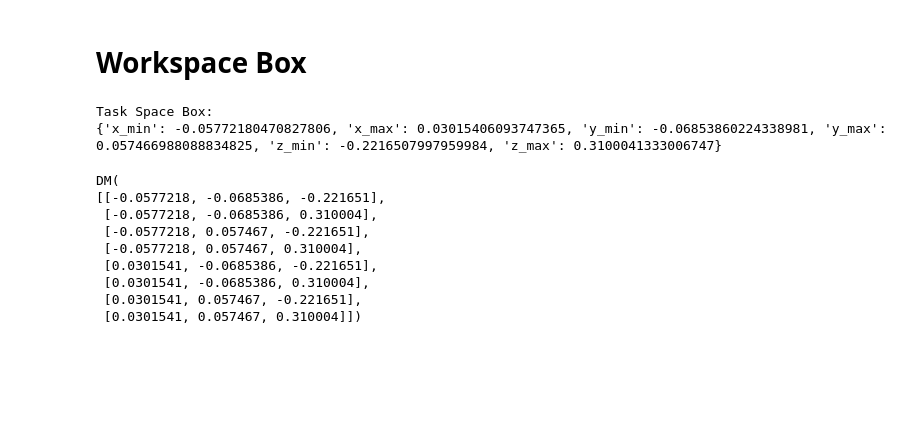
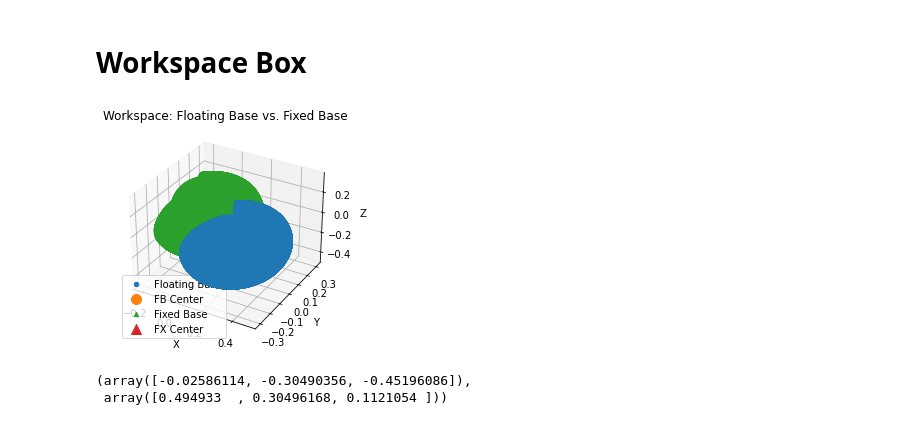
Before and after one commit to edxmorgan/diff_uvms, a Jupyter notebook: usage/example/forward_kinematics.ipynb, the cells around one changed output. Cells and saved outputs as stored; diff of their text form; code cells hidden in the pictures; blank space fills up the shorter version.

Commit message:
workspace updated

```diff
--- a/usage/example/forward_kinematics.ipynb
+++ b/usage/example/forward_kinematics.ipynb
@@ -100,30 +81,50 @@ compute_extremes_func = cs.Function('compute_extremes',
-# %%
-min_x_, max_x_, min_y_, max_y_, min_z_, max_z_, workspace_extreme_points = compute_extremes_func(alpha.joint_limits_configurations, [0,0,0, 0,0,0], [0,0,0, 0,0,0])
-
-# Define the task space box
-task_space_box = {
-    'x_min': float(min_x_),
-    'x_max': float(max_x_),
-    'y_min': float(min_y_),
-    'y_max': float(max_y_),
-    'z_min': float(min_z_),
-    'z_max': float(max_z_)
-}
-
-print("Task Space Box:")
-print(task_space_box)
-# %% [output]
-Task Space Box:
-{'x_min': -0.05772180470827806, 'x_max': 0.03015406093747365, 'y_min': -0.06853860224338981, 'y_max': 0.057466988088834825, 'z_min': -0.2216507997959984, 'z_max': 0.3100041333006747}
-# %%
-workspace_extreme_points
-# %% [output]
-DM(
-[[-0.0577218, -0.0685386, -0.221651],
- [-0.0577218, -0.0685386, 0.310004],
- [-0.0577218, 0.057467, -0.221651],
- [-0.0577218, 0.057467, 0.310004],
- [0.0301541, -0.0685386, -0.221651],
- [0.0301541, -0.0685386, 0.310004],
- [0.0301541, 0.057467, -0.221651],
- [0.0301541, 0.057467, 0.310004]])
+# %%
+min_pos_fb, max_pos_fb, positions_fb = rig_dyn.approximate_workspace(list(zip(alpha.joint_min, alpha.joint_max)), alpha.base_T0, floating_base=True, num_samples=1000000)
+min_pos_fx, max_pos_fx, positions_fx = rig_dyn.approximate_workspace(list(zip(alpha.joint_min, alpha.joint_max)), alpha.base_T0, floating_base=False, num_samples=1000000)
+# %%
+def plot_floating_vs_fixed(positions_fb, min_pos_fb, max_pos_fb,
+                           positions_fx, min_pos_fx, max_pos_fx):
+    """
+    positions_fb: Nx3 array of end-effector samples for floating base
+    min_pos_fb: [min_x_fb, min_y_fb, min_z_fb] for floating base
+    max_pos_fb: [max_x_fb, max_y_fb, max_z_fb] for floating base
+    positions_fx: Nx3 array of end-effector samples for fixed base
+    min_pos_fx: [min_x_fx, min_y_fx, min_z_fx] for fixed base
+    max_pos_fx: [max_x_fx, max_y_fx, max_z_fx] for fixed base
+    """
+    # Compute center of each bounding box
+    center_fb = 0.5 * (min_pos_fb + max_pos_fb)
+    center_fx = 0.5 * (min_pos_fx + max_pos_fx)
+
+    fig = plt.figure()
+    ax = fig.add_subplot(projection='3d')
+
+    # Plot floating-base workspace
+    ax.scatter(positions_fb[:, 0], positions_fb[:, 1], positions_fb[:, 2],
+               marker='o', label='Floating Base')
+    ax.scatter(center_fb[0], center_fb[1], center_fb[2],
+               marker='o', s=100, label='FB Center')
+
+    # Plot fixed-base workspace
+    ax.scatter(positions_fx[:, 0], positions_fx[:, 1], positions_fx[:, 2],
+               marker='^', label='Fixed Base')
+    ax.scatter(center_fx[0], center_fx[1], center_fx[2],
+               marker='^', s=100, label='FX Center')
+
+    ax.set_title("Workspace: Floating Base vs. Fixed Base")
+    ax.set_xlabel("X")
+    ax.set_ylabel("Y")
+    ax.set_zlabel("Z")
+    ax.legend()
+    plt.show()
+
+plot_floating_vs_fixed(positions_fb, min_pos_fb, max_pos_fb,
+                       positions_fx, min_pos_fx, max_pos_fx)
+# %% [output]
+[figure, added]
+# %%
+
+min_pos_fb, max_pos_fb
+# %% [output]
+(array([-0.02586114, -0.30490356, -0.45196086]),
+ array([0.494933  , 0.30496168, 0.1121054 ]))
```
Also changed, not shown: parts of 7 cells of this notebook, 3 other files.
